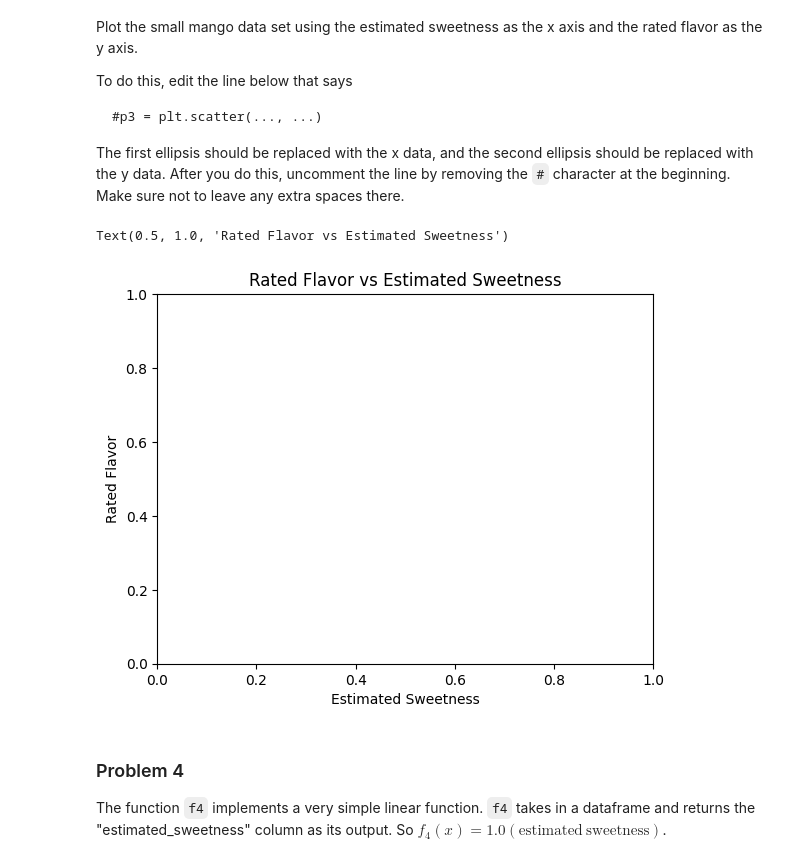
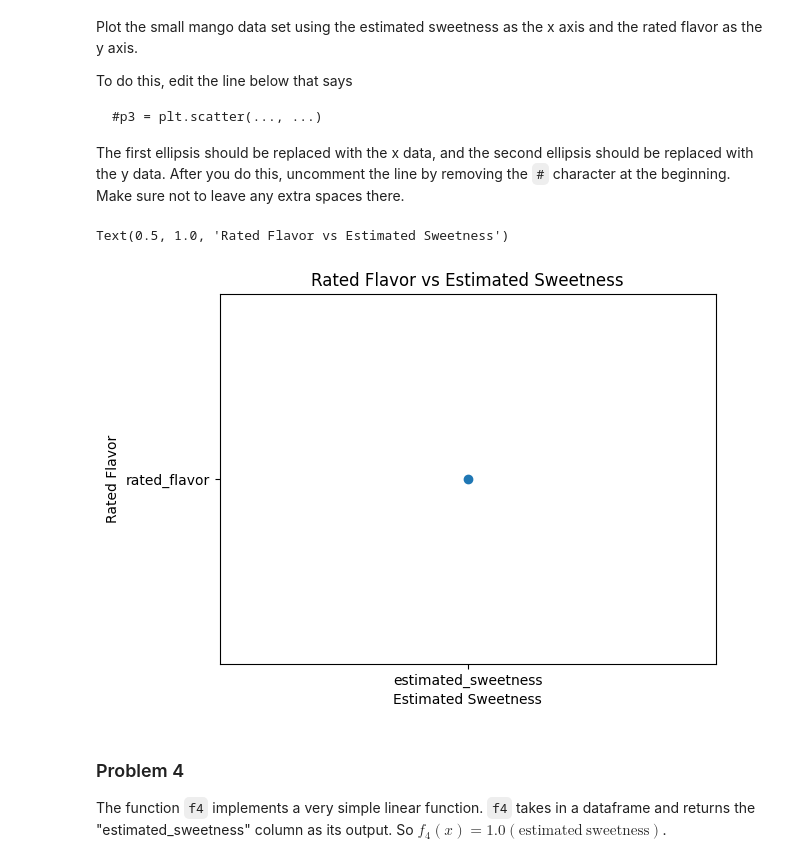
Before and after one commit to Heather-Mae/dx601-homework-03, a Jupyter notebook: homework.ipynb, the cells around one changed output. Cells and saved outputs as stored; diff of their text form; code cells hidden in the pictures.

```diff
--- a/homework.ipynb
+++ b/homework.ipynb
@@ -119,15 +119,15 @@ Make sure not to leave any extra spaces there.
 # %%
 # YOUR CHANGES HERE
 
 # uncomment the following line after filling in the data to be plotted.
-#p3 = plt.scatter(estimated_sweetness, rated_flavor)
+p3 = plt.scatter("estimated_sweetness", "rated_flavor")
 
 plt.xlabel("Estimated Sweetness")
 plt.ylabel("Rated Flavor")
 plt.title("Rated Flavor vs Estimated Sweetness")
 # %% [output]
 Text(0.5, 1.0, 'Rated Flavor vs Estimated Sweetness')
-[figure, old version]
+[figure, new version]
 # %% [markdown]
 ### Problem 4
 
```
Also changed, not shown: parts of 14 cells of this notebook.
